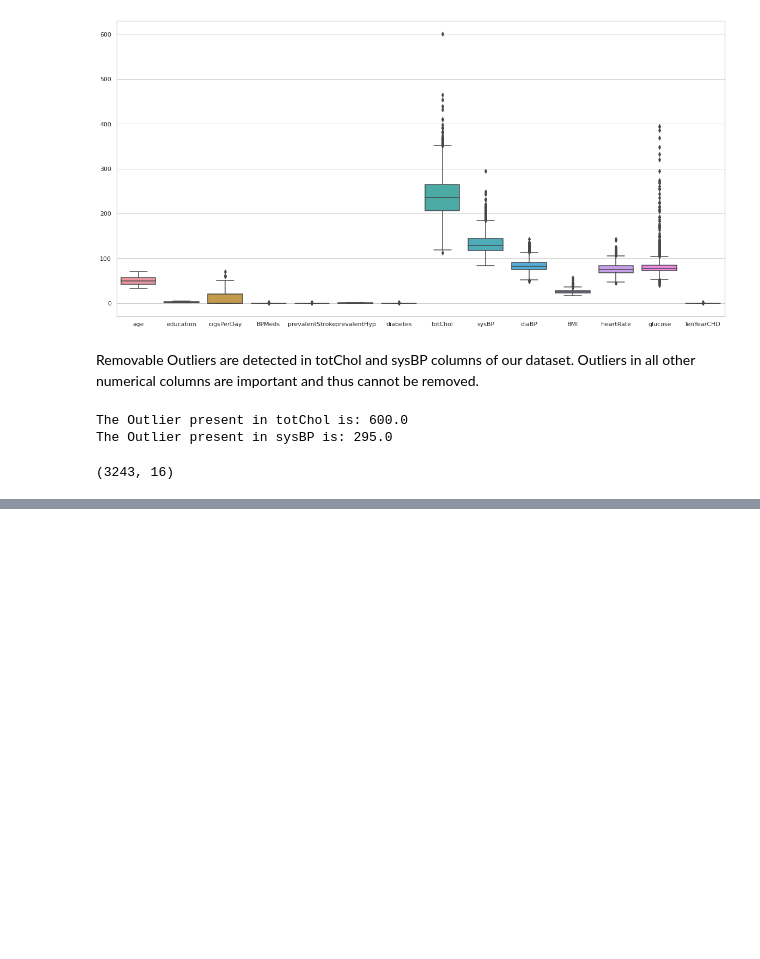
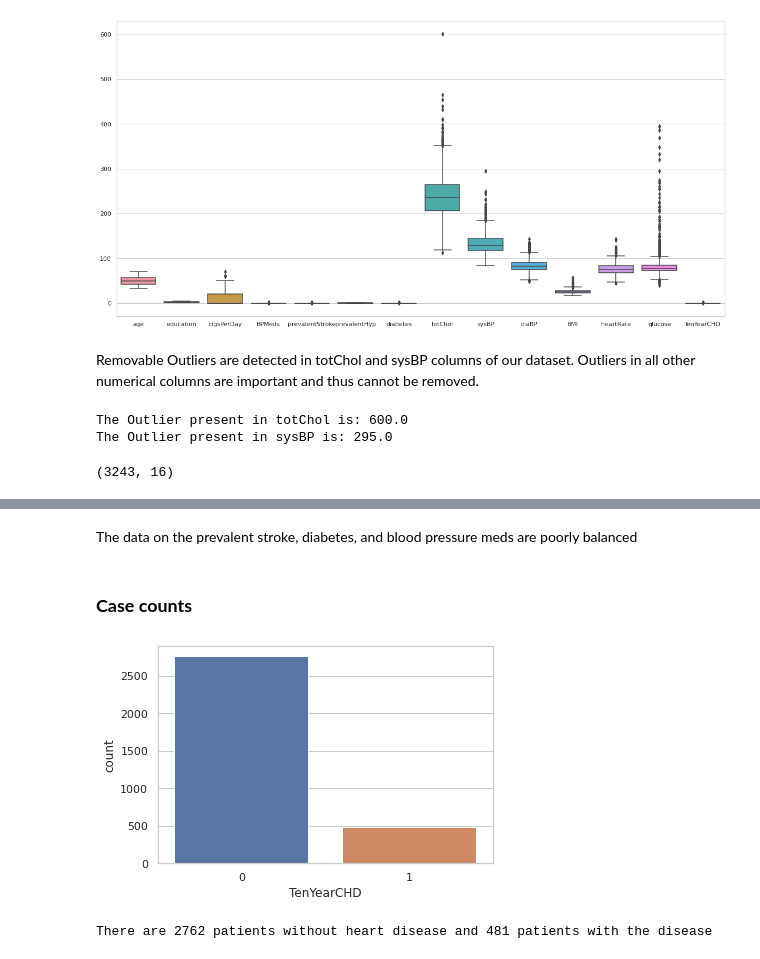
Before and after one commit to tusharsgaidhane/Cardiovascular-Risk-Prediction, a Jupyter notebook: PS_Cardiovascular_Risk_Prediction.ipynb, the cells around one changed output, grey strips where cells are left out. Cells and saved outputs as stored; diff of their text form; code cells hidden in the pictures; blank space fills up the shorter version.

```diff
--- a/PS_Cardiovascular_Risk_Prediction.ipynb
+++ b/PS_Cardiovascular_Risk_Prediction.ipynb
@@ -245,0 +282,12 @@ hfdf.shape
+# %% [markdown]
+The data on the prevalent stroke, diabetes, and blood pressure meds are poorly balanced
+# %% [markdown]
+### <b>Case counts</b>
+# %%
+sns.countplot(x='TenYearCHD',data=hfdf)
+plt.show()
+cases = hfdf.TenYearCHD.value_counts()
+print(f"There are {cases[0]} patients without heart disease and {cases[1]} patients with the disease")
+# %% [output]
+[figure, added]
+There are 2762 patients without heart disease and 481 patients with the disease
```
Also changed, not shown: parts of 11 cells of this notebook.
